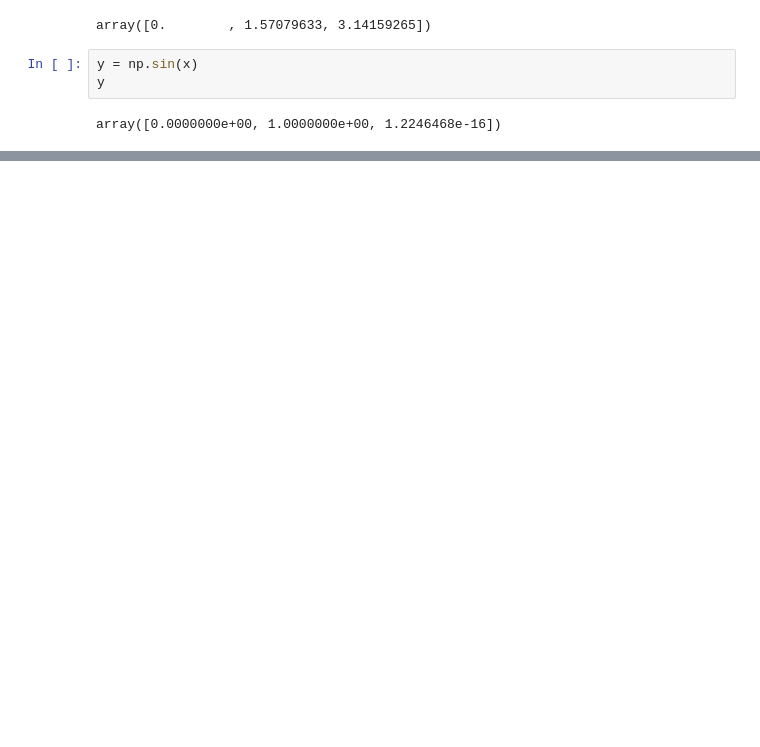
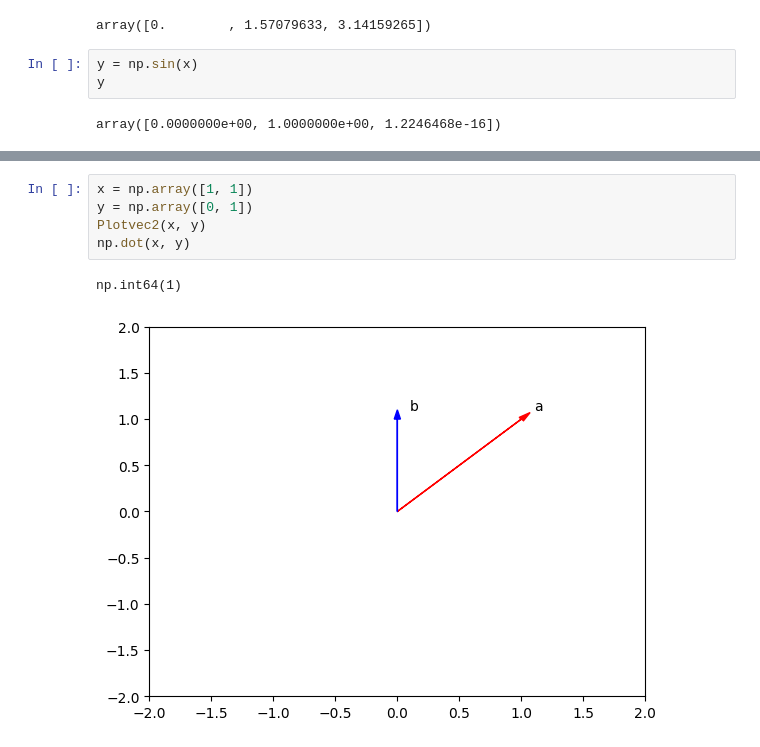
Before and after one commit to maxgalchenko/python-playground, a Jupyter notebook: playground.ipynb, the cells around one changed output, grey strips where cells are left out. Saved outputs shown, nothing was run; the diff lists cells and outputs as text; blank space fills up the shorter version.

```diff
--- a/playground.ipynb
+++ b/playground.ipynb
@@ -329,0 +456,8 @@ array([0.0000000e+00, 1.0000000e+00, 1.2246468e-16])
+# %%
+x = np.array([1, 1])
+y = np.array([0, 1])
+Plotvec2(x, y)
+np.dot(x, y)
+# %% [output]
+np.int64(1)
+[figure, added]
```
Also changed, not shown: parts of 21 cells of this notebook.
